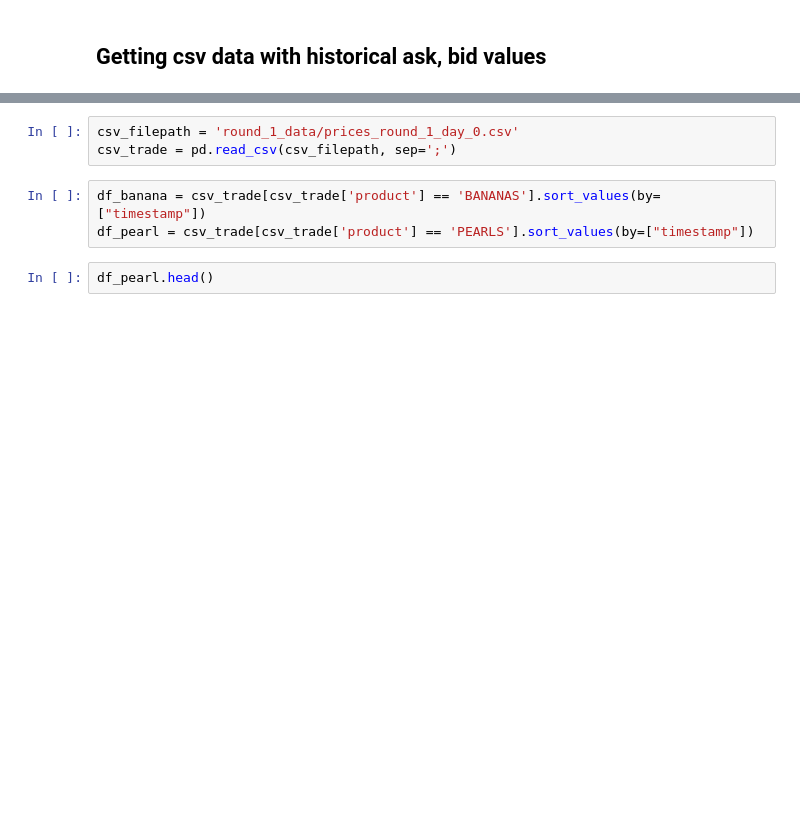
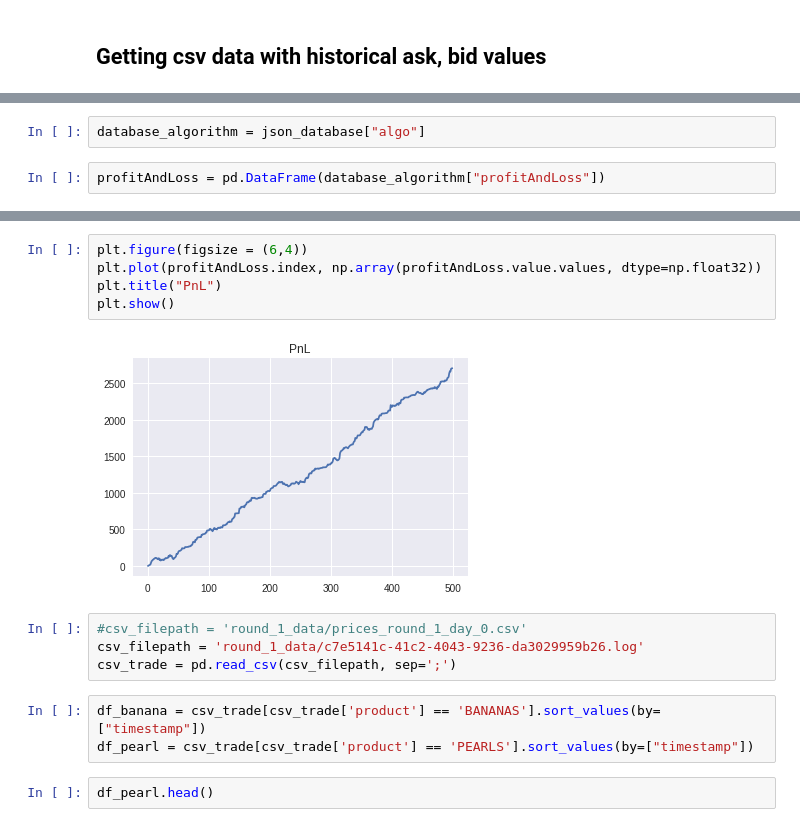
Before and after one commit to IMC-Croissant/AlgoTrading, a Jupyter notebook: Coding/notebooks/round_1_data_analysis.ipynb, the cells around one changed output, grey strips where cells are left out. Saved outputs shown, nothing was run; the diff lists cells and outputs as text; blank space fills up the shorter version.

```diff
--- a/Coding/notebooks/round_1_data_analysis.ipynb
+++ b/Coding/notebooks/round_1_data_analysis.ipynb
@@ -11,0 +26,4 @@ plt.style.use('seaborn')
+# %%
+database_algorithm = json_database["algo"]
+# %%
+profitAndLoss = pd.DataFrame(database_algorithm["profitAndLoss"])
@@ -12,5 +39,13 @@ plt.style.use('seaborn')
+# %%
+plt.figure(figsize = (6,4))
+plt.plot(profitAndLoss.index, np.array(profitAndLoss.value.values, dtype=np.float32))
+plt.title("PnL")
+plt.show()
+# %% [output]
+[figure, added]
 # %%
-csv_filepath = 'round_1_data/prices_round_1_day_0.csv'
+#csv_filepath = 'round_1_data/prices_round_1_day_0.csv'
+csv_filepath = 'round_1_data/c7e5141c-41c2-4043-9236-da3029959b26.log'
 csv_trade = pd.read_csv(csv_filepath, sep=';')
 # %%
 df_banana = csv_trade[csv_trade['product'] == 'BANANAS'].sort_values(by=["timestamp"])
```
Also changed, not shown: parts of 20 cells of this notebook, 1 other file.
